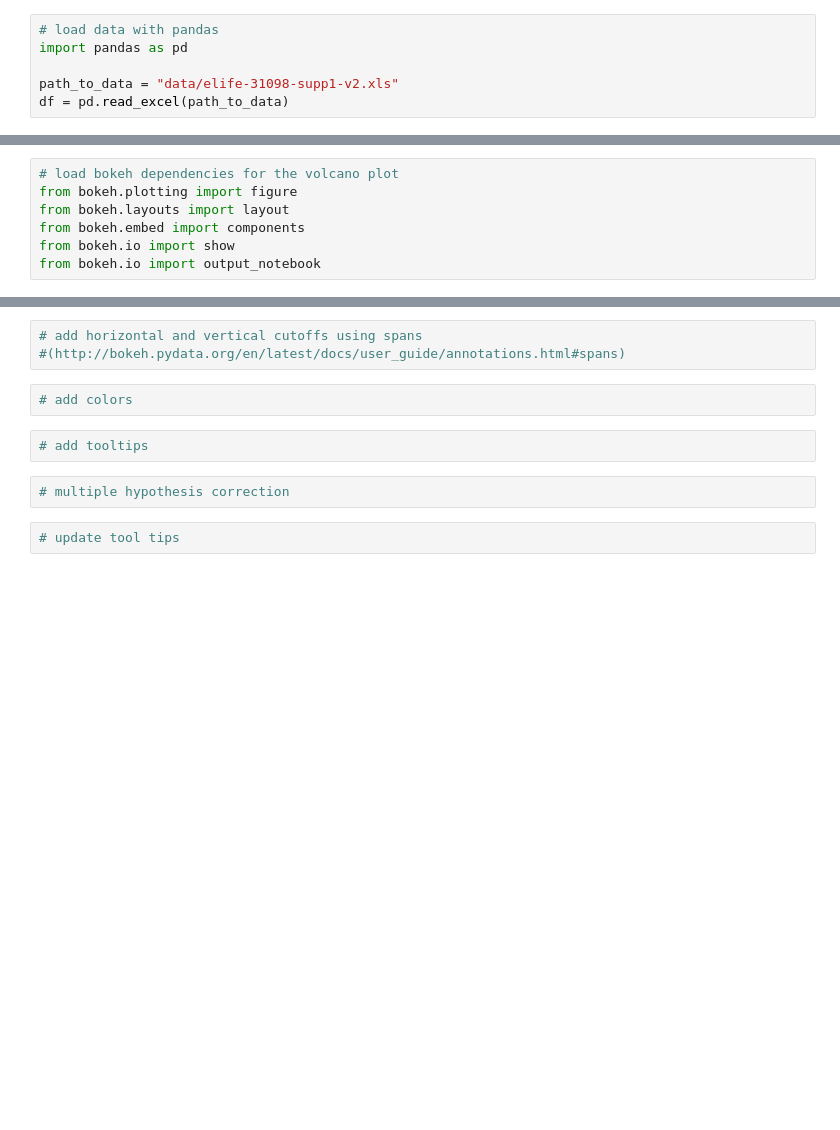
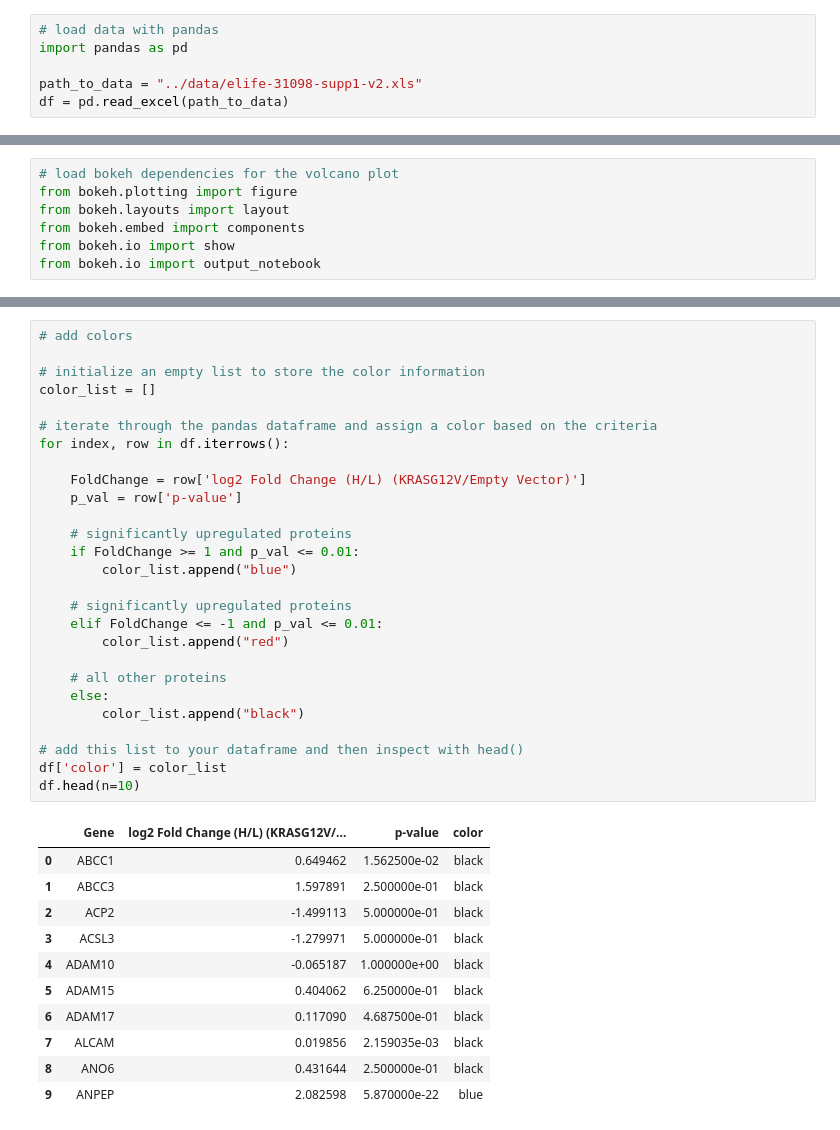
Before and after one commit to ijmiller2/PGSRM-2019-Workshop, a Jupyter notebook: analysis/Figure1-a.ipynb, the cells around one changed output, grey strips where cells are left out. Cells and saved outputs as stored; diff of their text form; blank space fills up the shorter version.

Commit message:
Added code for colors, tooltips, multiple hypothesis testing, and formatting.

```diff
--- a/analysis/Figure1-a.ipynb
+++ b/analysis/Figure1-a.ipynb
@@ -2,7 +2,7 @@
 # load data with pandas
 import pandas as pd
 
-path_to_data = "data/elife-31098-supp1-v2.xls"
+path_to_data = "../data/elife-31098-supp1-v2.xls"
 df = pd.read_excel(path_to_data)
 # %%
 # inspect data with head method
@@ -49,14 +49,42 @@ show(p)
 # %% [output]
 [interactive output not drawn]
 [interactive output not drawn]
-# %%
-# add horizontal and vertical cutoffs using spans
-#(http://bokeh.pydata.org/en/latest/docs/user_guide/annotations.html#spans)
-# %%
-# add colors
-# %%
-# add tooltips
-# %%
-# multiple hypothesis correction
-# %%
-# update tool tips
+# %%
+# add colors
+
+# initialize an empty list to store the color information
+color_list = []
+
+# iterate through the pandas dataframe and assign a color based on the criteria
+for index, row in df.iterrows():
+
+    FoldChange = row['log2 Fold Change (H/L) (KRASG12V/Empty Vector)']
+    p_val = row['p-value']
+
+    # significantly upregulated proteins
+    if FoldChange >= 1 and p_val <= 0.01:
+        color_list.append("blue")
+
+    # significantly upregulated proteins
+    elif FoldChange <= -1 and p_val <= 0.01:
+        color_list.append("red")
+
+    # all other proteins
+    else:
+        color_list.append("black")
+
+# add this list to your dataframe and then inspect with head()
+df['color'] = color_list
+df.head(n=10)
+# %% [output]
+|  | Gene | log2 Fold Change (H/L) (KRASG12V/... | p-value | color |
+| 0 | ABCC1 | 0.649462 | 1.562500e-02 | black |
+| 1 | ABCC3 | 1.597891 | 2.500000e-01 | black |
+| 2 | ACP2 | -1.499113 | 5.000000e-01 | black |
+| 3 | ACSL3 | -1.279971 | 5.000000e-01 | black |
+| 4 | ADAM10 | -0.065187 | 1.000000e+00 | black |
+| 5 | ADAM15 | 0.404062 | 6.250000e-01 | black |
+| 6 | ADAM17 | 0.117090 | 4.687500e-01 | black |
+| 7 | ALCAM | 0.019856 | 2.159035e-03 | black |
+| 8 | ANO6 | 0.431644 | 2.500000e-01 | black |
+| 9 | ANPEP | 2.082598 | 5.870000e-22 | blue |
```
Also changed, not shown: parts of 7 cells of this notebook.
